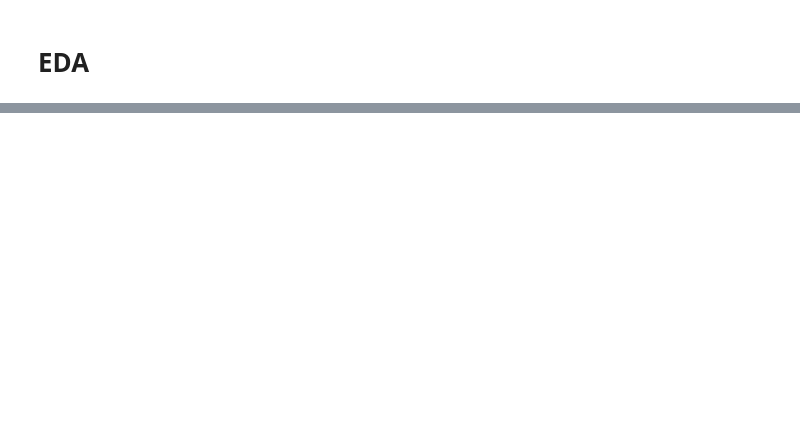
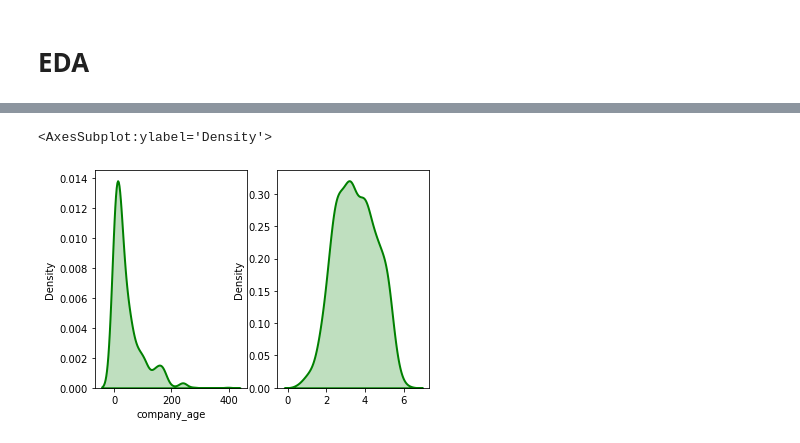
Before and after one commit to vytautasmu/Python_mokymai, a Jupyter notebook: final_work_vcs.ipynb, the cells around one changed output, grey strips where cells are left out. Cells and saved outputs as stored; diff of their text form; code cells hidden in the pictures; blank space fills up the shorter version.

```diff
--- a/final_work_vcs.ipynb
+++ b/final_work_vcs.ipynb
@@ -265,0 +385,13 @@ Index(['index', 'Job Title', 'Salary Estimate', 'Job Description',
+# %%
+fitted_data, fitted_lambda = stats.boxcox(df_master[df_master['company_age'] >0]['company_age'])
+# %%
+fig, ax = plt.subplots(1, 2)
+sns.distplot(df_master['company_age'], hist = False, kde = True,
+            kde_kws = {'shade': True, 'linewidth': 2},
+            label = "Non-Normal", color ="green", ax = ax[0])
+sns.distplot(fitted_data, hist = False, kde = True,
+            kde_kws = {'shade': True, 'linewidth': 2},
+            label = "Normal", color ="green", ax = ax[1])
+# %% [output]
+<AxesSubplot:ylabel='Density'>
+[figure, added]
```
Also changed, not shown: parts of 45 cells of this notebook.
